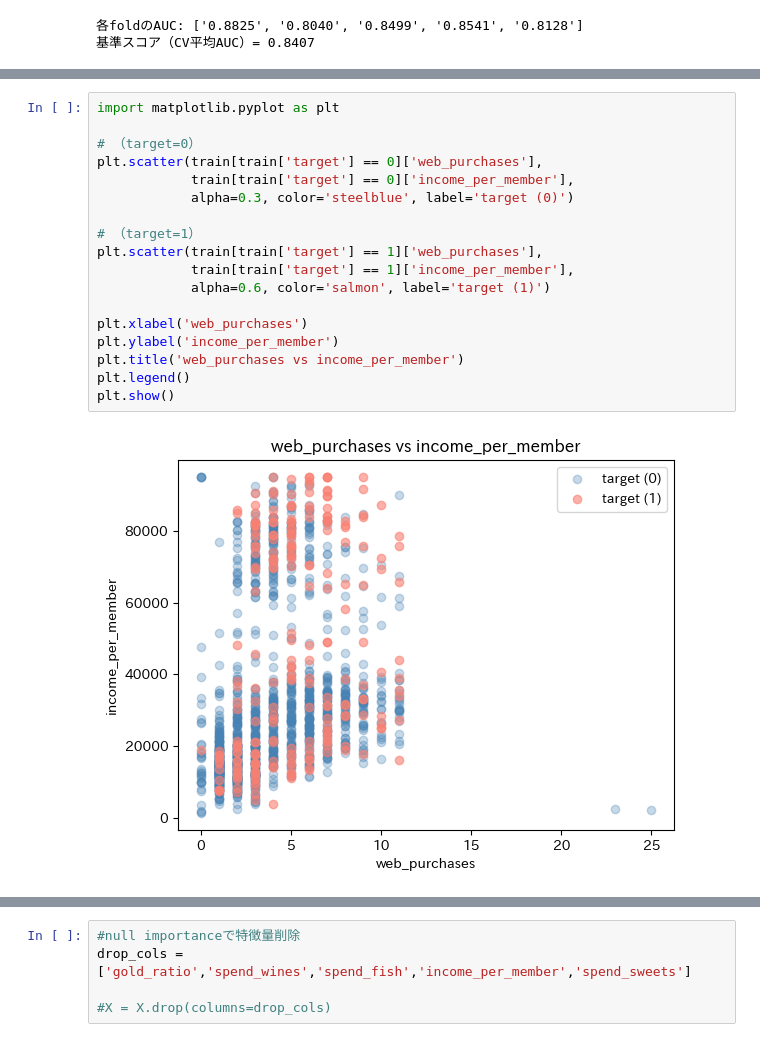
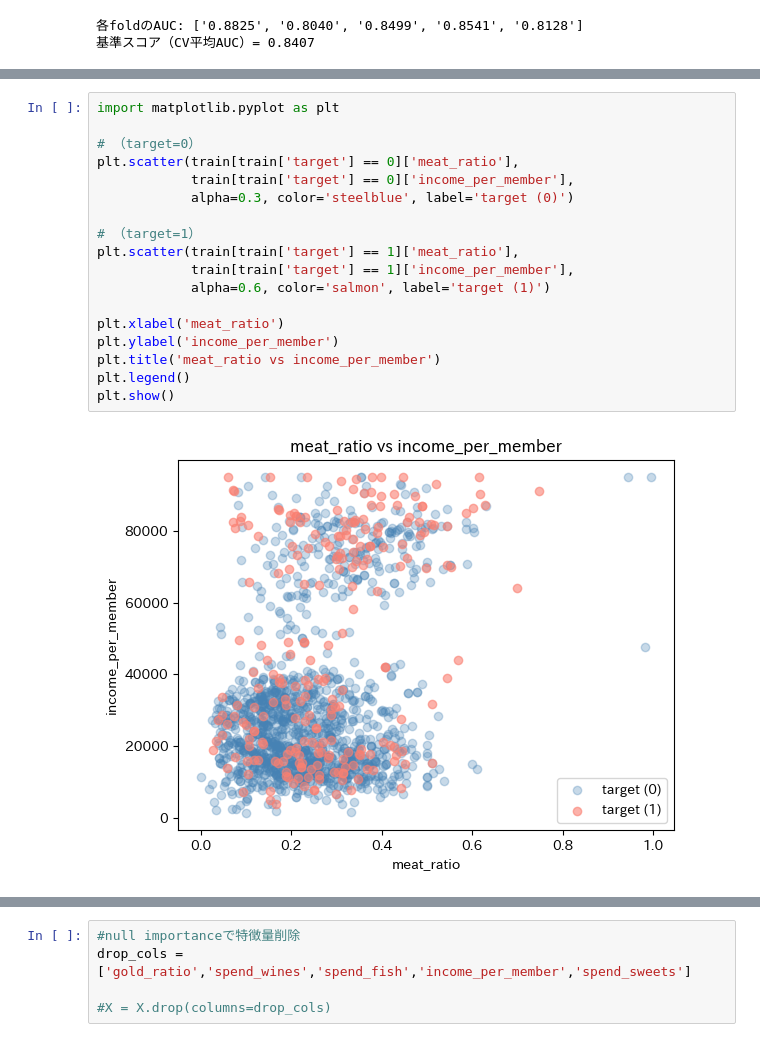
Before and after one commit to atsuro0415/GCI, a Jupyter notebook: 260620_コンペ2_try16.ipynb, the cells around one changed output, grey strips where cells are left out. Cells and saved outputs as stored; diff of their text form.

```diff
--- a/260620_コンペ2_try16.ipynb
+++ b/260620_コンペ2_try16.ipynb
@@ -415,23 +419,23 @@ X_fillterd = X
 # %%
 import matplotlib.pyplot as plt
 
 # （target=0）
-plt.scatter(train[train['target'] == 0]['web_purchases'],
+plt.scatter(train[train['target'] == 0]['meat_ratio'],
             train[train['target'] == 0]['income_per_member'],
             alpha=0.3, color='steelblue', label='target (0)')
 
 # （target=1）
-plt.scatter(train[train['target'] == 1]['web_purchases'],
+plt.scatter(train[train['target'] == 1]['meat_ratio'],
             train[train['target'] == 1]['income_per_member'],
             alpha=0.6, color='salmon', label='target (1)')
 
-plt.xlabel('web_purchases')
+plt.xlabel('meat_ratio')
 plt.ylabel('income_per_member')
-plt.title('web_purchases vs income_per_member')
+plt.title('meat_ratio vs income_per_member')
 plt.legend()
 plt.show()
 # %% [output]
-[figure, old version]
+[figure, new version]
 # %%
 #カテゴリ値によって反応率に差があれば、Target Encoding（カテゴリ値を target 平均で置き換える手法）
 def cv_auc_with_te(model, X, y, n_splits=5):
```
Also changed, not shown: parts of 22 cells of this notebook.
